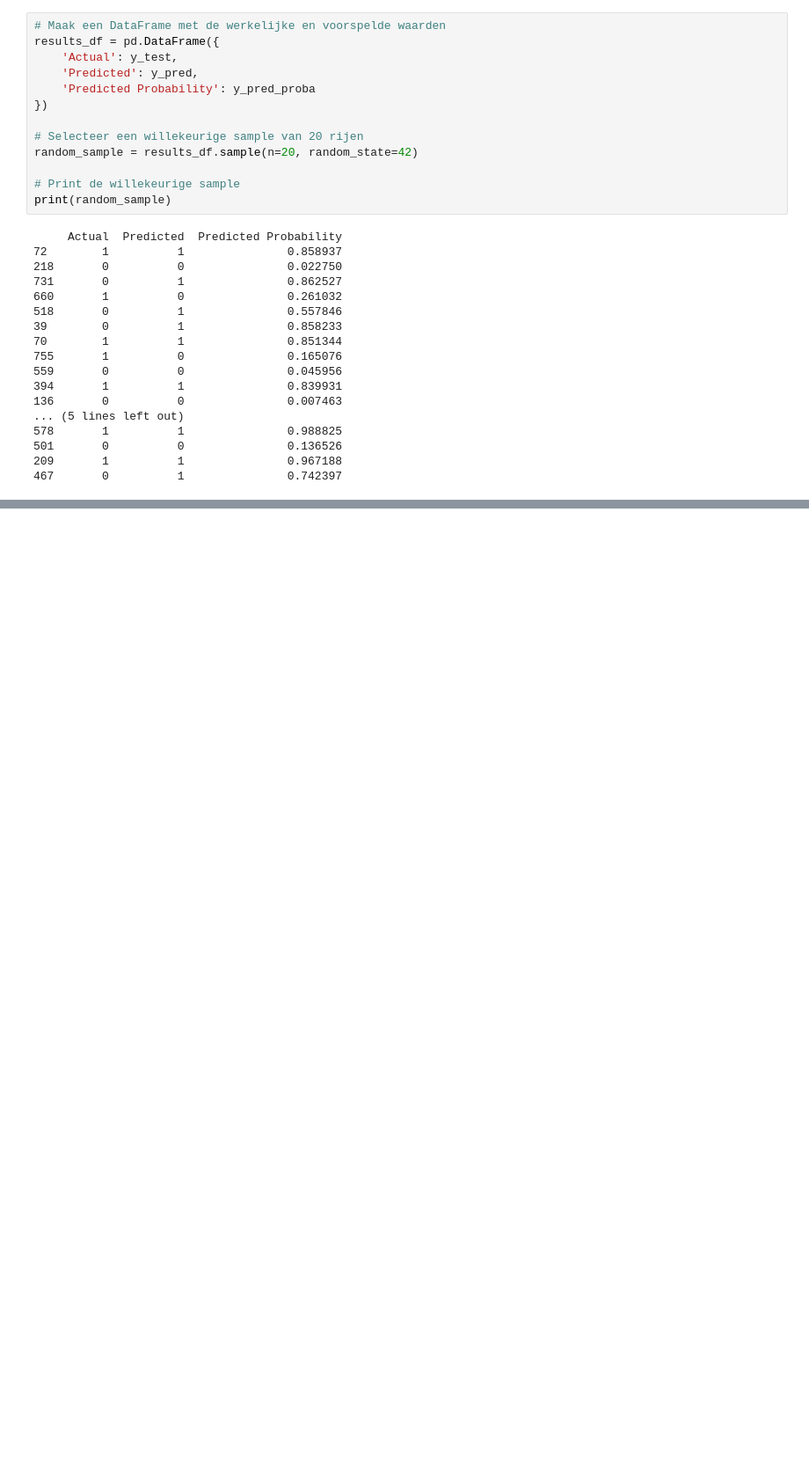
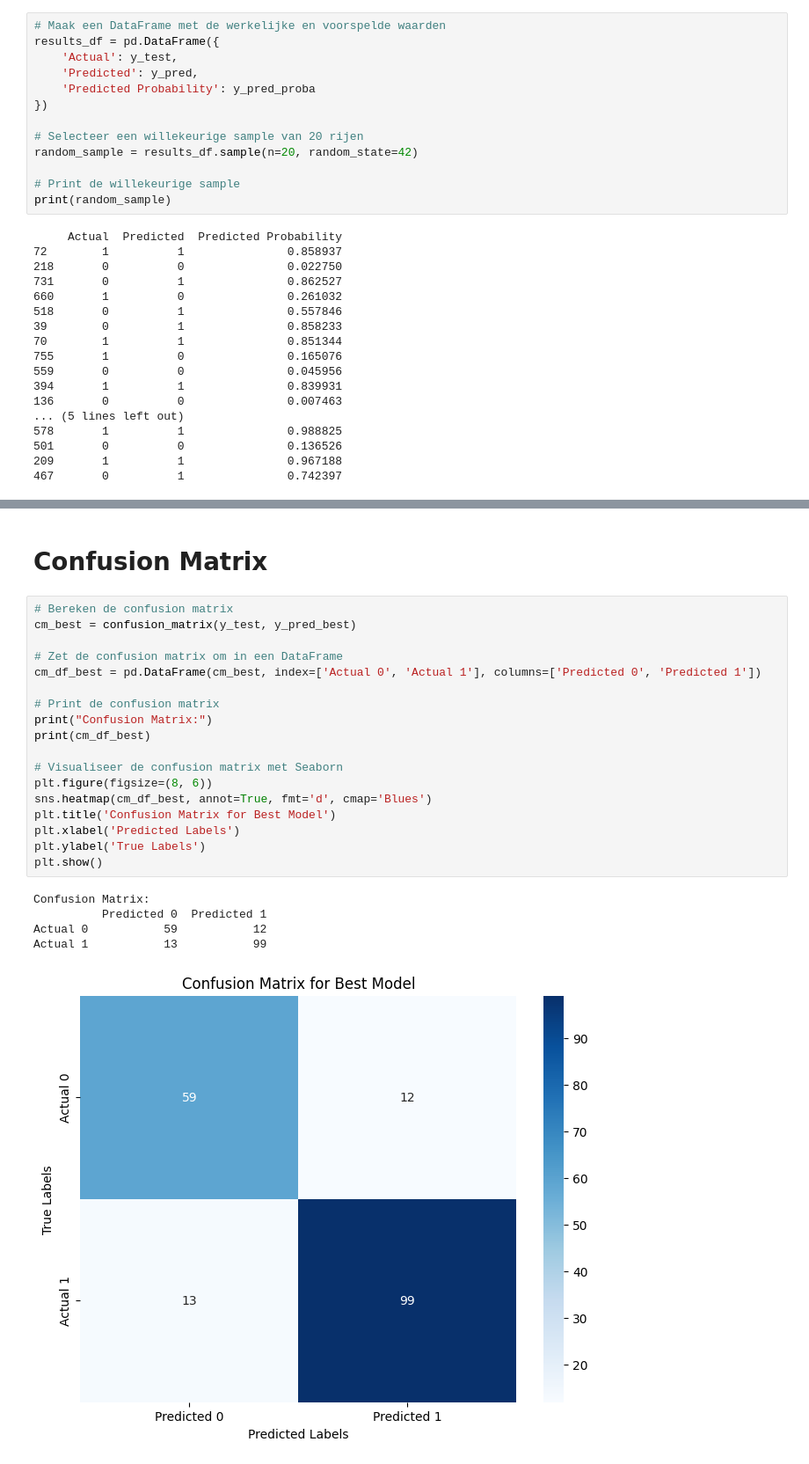
Before and after one commit to leonvsc/heartfailure, a Jupyter notebook: gradientBoosting.ipynb, the cells around one changed output, grey strips where cells are left out. Shown at 88% size. Cells and saved outputs as stored; diff of their text form; blank space fills up the shorter version.

```diff
--- a/gradientBoosting.ipynb
+++ b/gradientBoosting.ipynb
@@ -172,0 +203,26 @@ print(random_sample_best)
+# %% [markdown]
+# Confusion Matrix
+# %%
+# Bereken de confusion matrix
+cm_best = confusion_matrix(y_test, y_pred_best)
+
+# Zet de confusion matrix om in een DataFrame
+cm_df_best = pd.DataFrame(cm_best, index=['Actual 0', 'Actual 1'], columns=['Predicted 0', 'Predicted 1'])
+
+# Print de confusion matrix
+print("Confusion Matrix:")
+print(cm_df_best)
+
+# Visualiseer de confusion matrix met Seaborn
+plt.figure(figsize=(8, 6))
+sns.heatmap(cm_df_best, annot=True, fmt='d', cmap='Blues')
+plt.title('Confusion Matrix for Best Model')
+plt.xlabel('Predicted Labels')
+plt.ylabel('True Labels')
+plt.show()
+# %% [output]
+Confusion Matrix:
+          Predicted 0  Predicted 1
+Actual 0           59           12
+Actual 1           13           99
+[figure, added]
```
Also changed, not shown: parts of 7 cells of this notebook, 1 other file.
